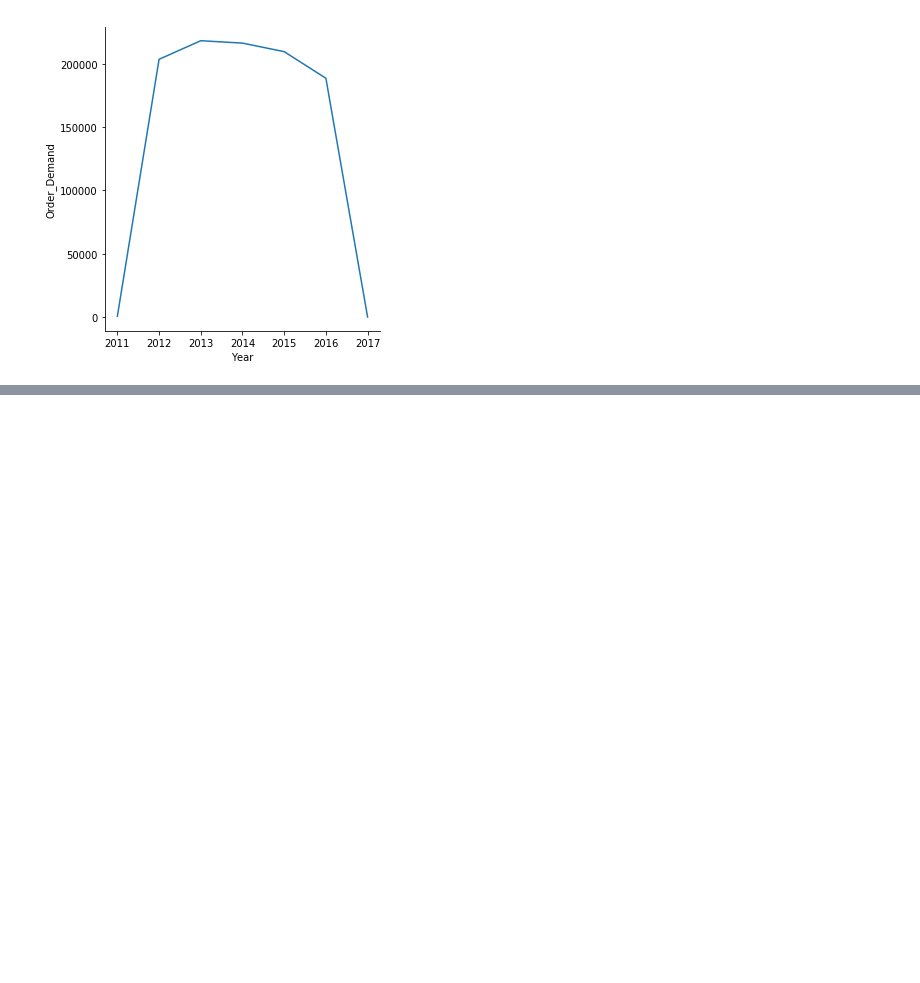
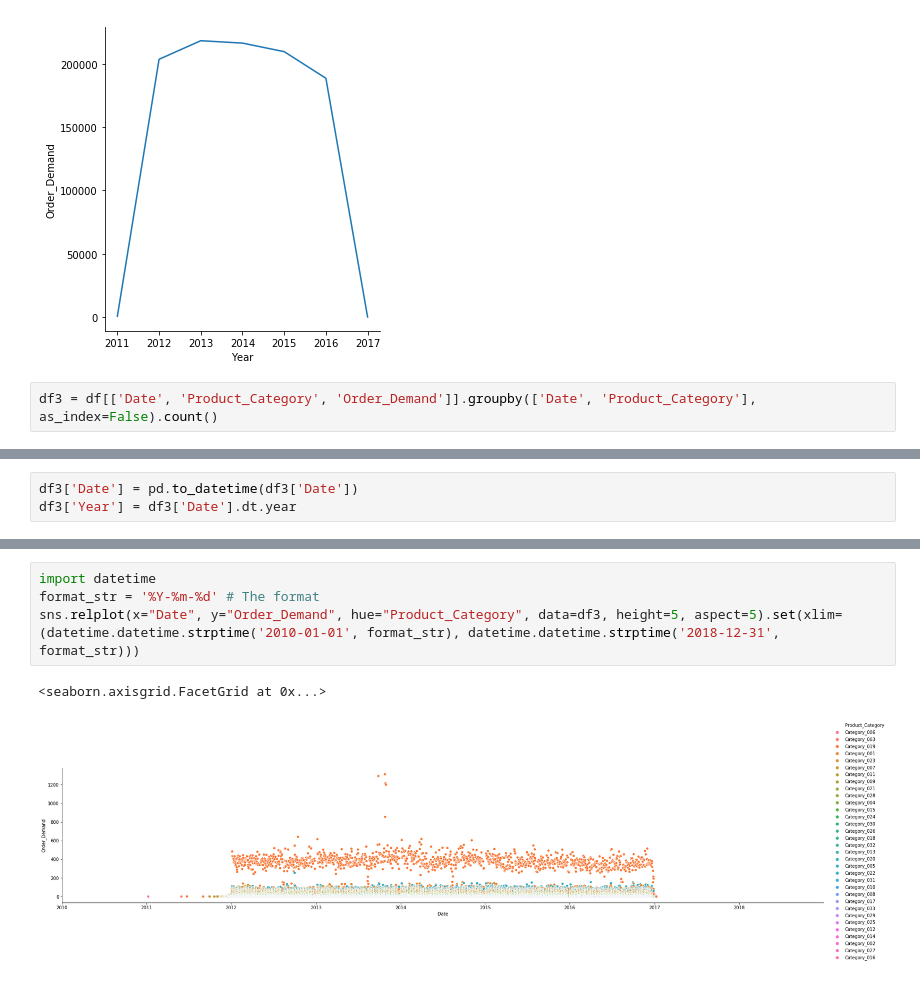
Before and after one commit to punpunjubu/Forecasts-for-Product-Demand, a Jupyter notebook: Product Demand.ipynb, the cells around one changed output, grey strips where cells are left out. Drawn from its saved outputs; the diff is of its cells as text; blank space fills up the shorter version.

```diff
--- a/Product Demand.ipynb
+++ b/Product Demand.ipynb
@@ -95,3 +95,5 @@ sns.relplot(x="Year", y="Order_Demand", ci=None, kind="line", data=df2)
 # %% [output]
 <seaborn.axisgrid.FacetGrid at 0x...>
 [figure]
+# %%
+df3 = df[['Date', 'Product_Category', 'Order_Demand']].groupby(['Date', 'Product_Category'], as_index=False).count()
@@ -97,0 +109,3 @@ sns.relplot(x="Year", y="Order_Demand", ci=None, kind="line", data=df2)
+# %%
+df3['Date'] = pd.to_datetime(df3['Date'])
+df3['Year'] = df3['Date'].dt.year
@@ -97,0 +121,7 @@ sns.relplot(x="Year", y="Order_Demand", ci=None, kind="line", data=df2)
+# %%
+import datetime
+format_str = '%Y-%m-%d' # The format
+sns.relplot(x="Date", y="Order_Demand", hue="Product_Category", data=df3, height=5, aspect=5).set(xlim=(datetime.datetime.strptime('2010-01-01', format_str), datetime.datetime.strptime('2018-12-31', format_str)))
+# %% [output]
+<seaborn.axisgrid.FacetGrid at 0x...>
+[figure, added]
```
Also changed, not shown: parts of 2 cells of this notebook.
